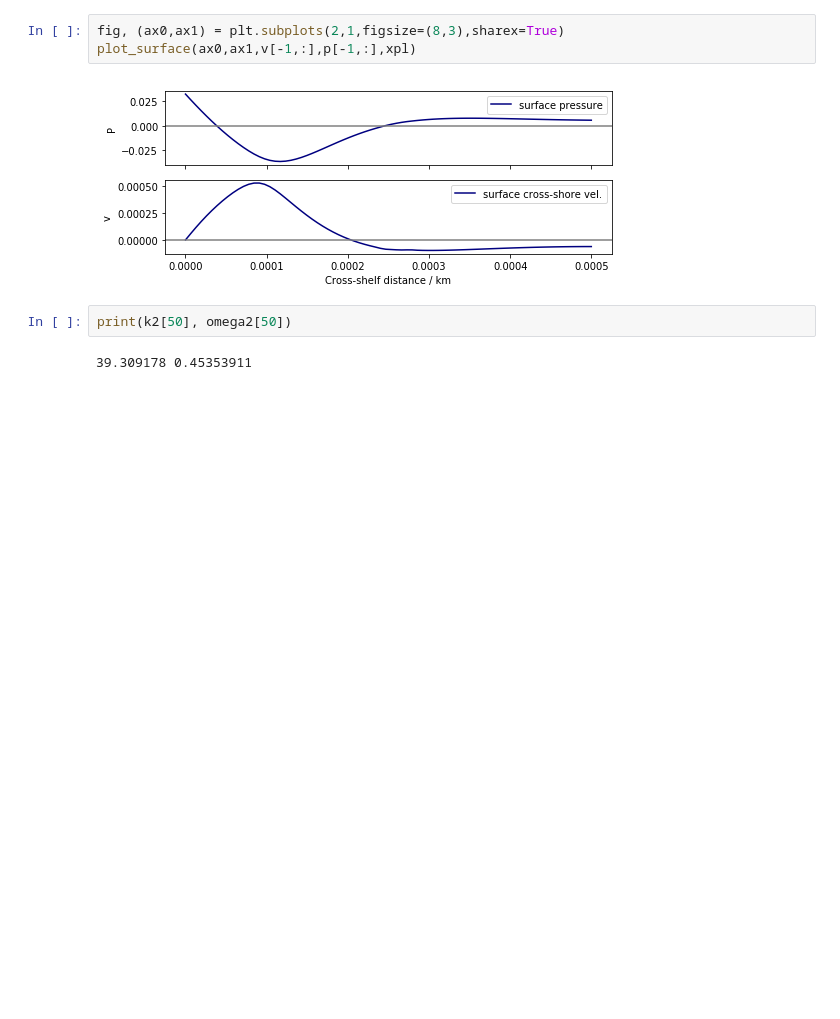
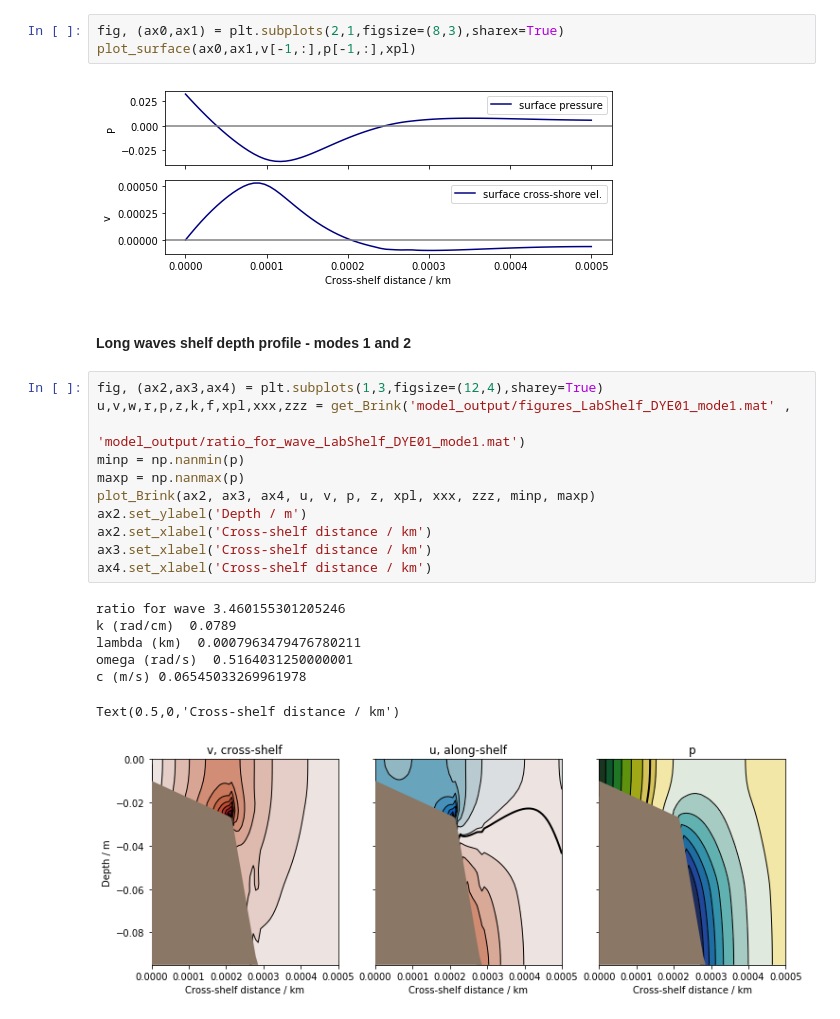
Before and after one commit to UBC-MOAD/MultipleCanyons, a Jupyter notebook: CTWs/notebooks/DYE01_modes.ipynb, the cells around one changed output. Cells and saved outputs as stored; diff of their text form; blank space fills up the shorter version.

```diff
--- a/CTWs/notebooks/DYE01_modes.ipynb
+++ b/CTWs/notebooks/DYE01_modes.ipynb
@@ -186,7 +209,24 @@ fig, (ax0,ax1) = plt.subplots(2,1,figsize=(8,3),sharex=True)
 plot_surface(ax0,ax1,v[-1,:],p[-1,:],xpl)
 # %% [output]
 [figure]
-# %%
-print(k2[50], omega2[50])
-# %% [output]
-39.309178 0.45353911
+# %% [markdown]
+#### Long waves shelf depth profile - modes 1 and 2
+# %%
+fig, (ax2,ax3,ax4) = plt.subplots(1,3,figsize=(12,4),sharey=True)
+u,v,w,r,p,z,k,f,xpl,xxx,zzz = get_Brink('model_output/figures_LabShelf_DYE01_mode1.mat' ,
+                                        'model_output/ratio_for_wave_LabShelf_DYE01_mode1.mat')
+minp = np.nanmin(p)
+maxp = np.nanmax(p)
+plot_Brink(ax2, ax3, ax4, u, v, p, z, xpl, xxx, zzz, minp, maxp)
+ax2.set_ylabel('Depth / m')
+ax2.set_xlabel('Cross-shelf distance / km')
+ax3.set_xlabel('Cross-shelf distance / km')
+ax4.set_xlabel('Cross-shelf distance / km')
+# %% [output]
+ratio for wave 3.460155301205246
+k (rad/cm)  0.0789
+lambda (km)  0.0007963479476780211
+omega (rad/s)  0.5164031250000001
+c (m/s) 0.06545033269961978
+Text(0.5,0,'Cross-shelf distance / km')
+[figure, added]
```
Also changed, not shown: parts of 8 cells of this notebook, 1 other file.
